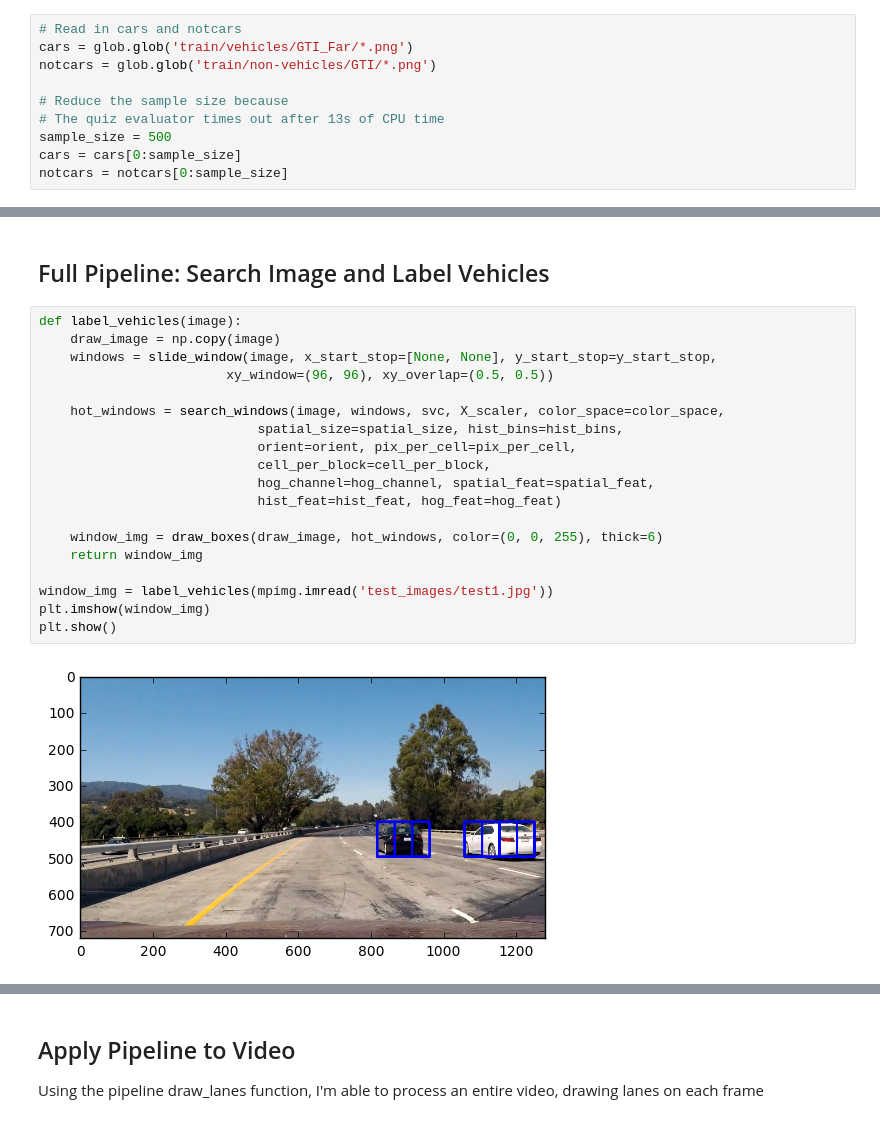
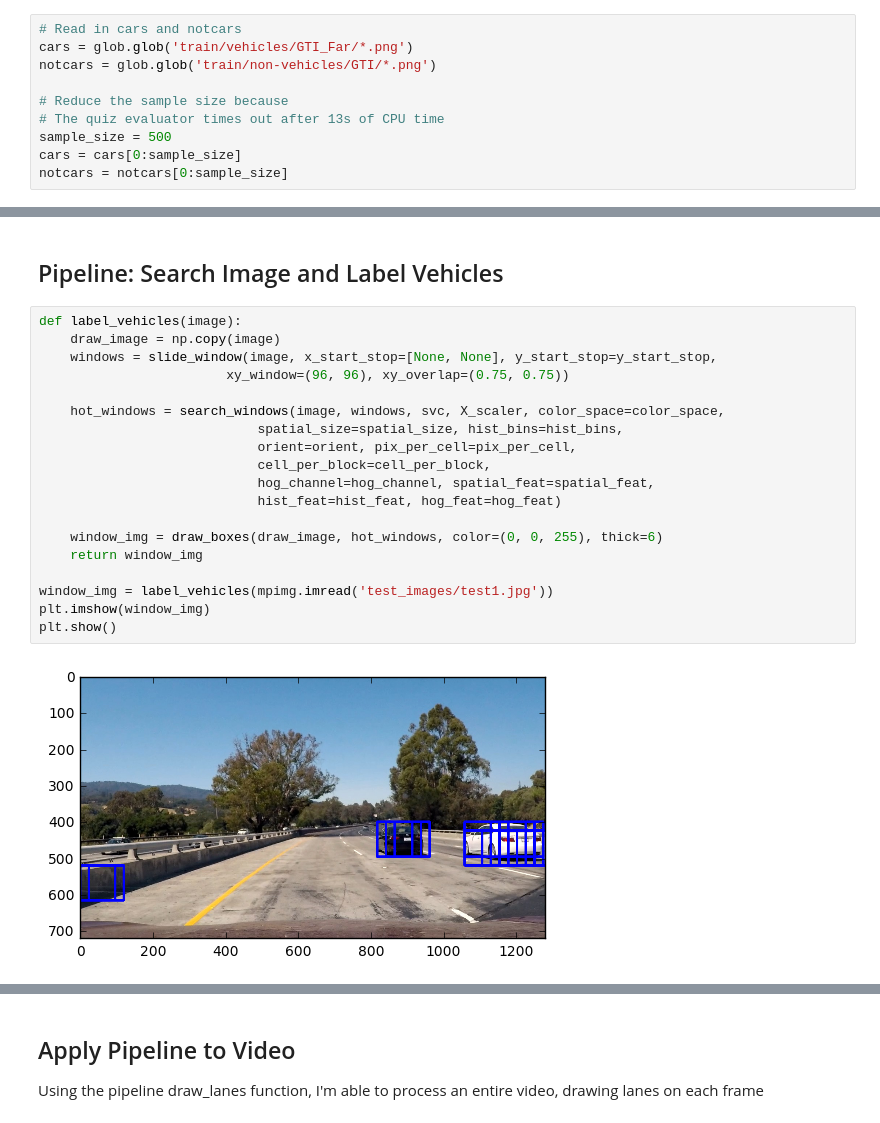
Before and after one commit to ckirksey3/vehicle-detection-with-svm, a Jupyter notebook: P1.ipynb, the cells around one changed output, grey strips where cells are left out. Saved outputs shown, nothing was run; the diff lists cells and outputs as text.

```diff
--- a/P1.ipynb
+++ b/P1.ipynb
@@ -287,23 +287,23 @@ Test Accuracy of SVC =  1.0
 # %% [markdown]
-## Full Pipeline: Search Image and Label Vehicles
+## Pipeline: Search Image and Label Vehicles
 # %%
 def label_vehicles(image):
     draw_image = np.copy(image)
     windows = slide_window(image, x_start_stop=[None, None], y_start_stop=y_start_stop,
-                        xy_window=(96, 96), xy_overlap=(0.5, 0.5))
+                        xy_window=(96, 96), xy_overlap=(0.75, 0.75))
 
     hot_windows = search_windows(image, windows, svc, X_scaler, color_space=color_space,
                             spatial_size=spatial_size, hist_bins=hist_bins,
                             orient=orient, pix_per_cell=pix_per_cell,
                             cell_per_block=cell_per_block,
                             hog_channel=hog_channel, spatial_feat=spatial_feat,
                             hist_feat=hist_feat, hog_feat=hog_feat)
 
     window_img = draw_boxes(draw_image, hot_windows, color=(0, 0, 255), thick=6)
     return window_img
 
 window_img = label_vehicles(mpimg.imread('test_images/test1.jpg'))
 plt.imshow(window_img)
 plt.show()
 # %% [output]
-[figure, old version]
+[figure, new version]
```
Also changed, not shown: parts of 7 cells of this notebook, 1 other file.
